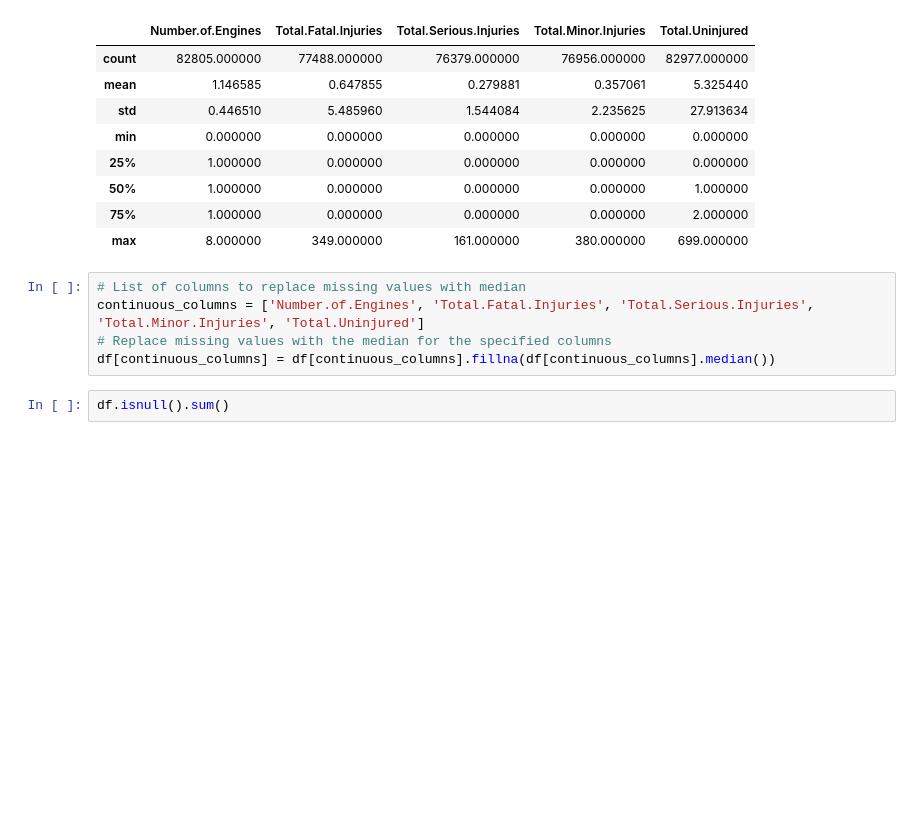
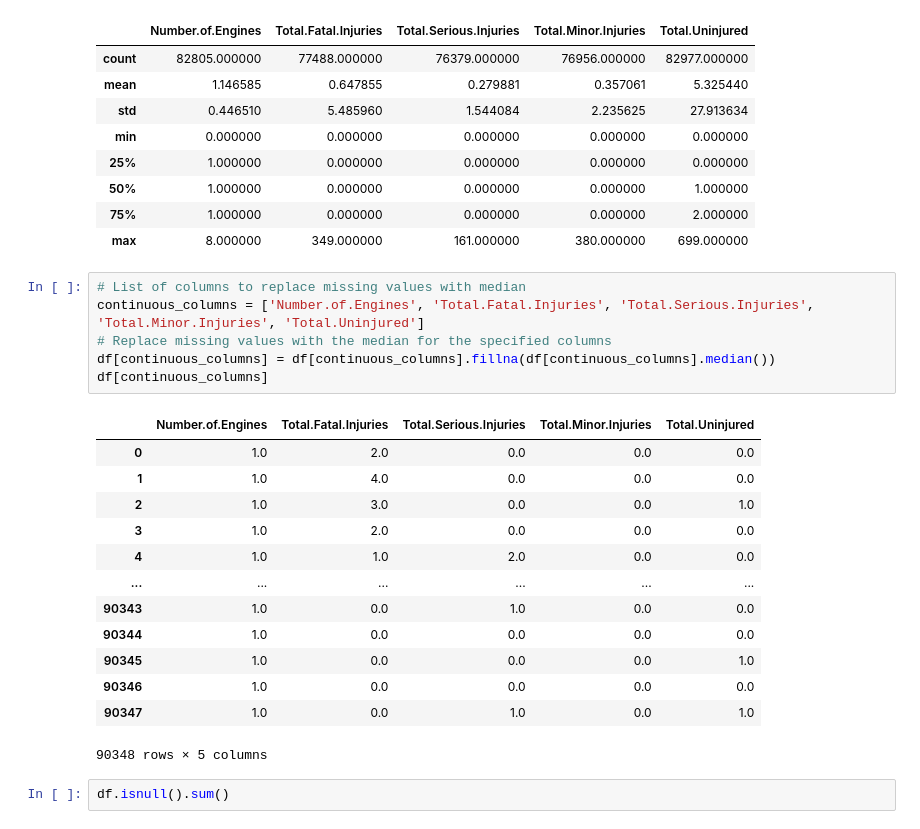
Before and after one commit to vidya-byte/dsc-phase-1-project-v3, a Jupyter notebook: student.ipynb, the cells around one changed output. Cells and saved outputs as stored; diff of their text form; blank space fills up the shorter version.

```diff
--- a/student.ipynb
+++ b/student.ipynb
@@ -192,8 +194,23 @@ df.describe()
 # %%
 # List of columns to replace missing values with median
 continuous_columns = ['Number.of.Engines', 'Total.Fatal.Injuries', 'Total.Serious.Injuries', 'Total.Minor.Injuries', 'Total.Uninjured']
 # Replace missing values with the median for the specified columns
 df[continuous_columns] = df[continuous_columns].fillna(df[continuous_columns].median())
+df[continuous_columns]
+# %% [output]
+|  | Number.of.Engines | Total.Fatal.Injuries | Total.Serious.Injuries | Total.Minor.Injuries | Total.Uninjured |
+| 0 | 1.0 | 2.0 | 0.0 | 0.0 | 0.0 |
+| 1 | 1.0 | 4.0 | 0.0 | 0.0 | 0.0 |
+| 2 | 1.0 | 3.0 | 0.0 | 0.0 | 1.0 |
+| 3 | 1.0 | 2.0 | 0.0 | 0.0 | 0.0 |
+| 4 | 1.0 | 1.0 | 2.0 | 0.0 | 0.0 |
+| ... | ... | ... | ... | ... | ... |
+| 90343 | 1.0 | 0.0 | 1.0 | 0.0 | 0.0 |
+| 90344 | 1.0 | 0.0 | 0.0 | 0.0 | 0.0 |
+| 90345 | 1.0 | 0.0 | 0.0 | 0.0 | 1.0 |
+| 90346 | 1.0 | 0.0 | 0.0 | 0.0 | 0.0 |
+| 90347 | 1.0 | 0.0 | 1.0 | 0.0 | 1.0 |
+90348 rows × 5 columns
 # %%
 df.isnull().sum()
 # %% [output]
```
Also changed, not shown: parts of 19 cells of this notebook, 2 other files.
